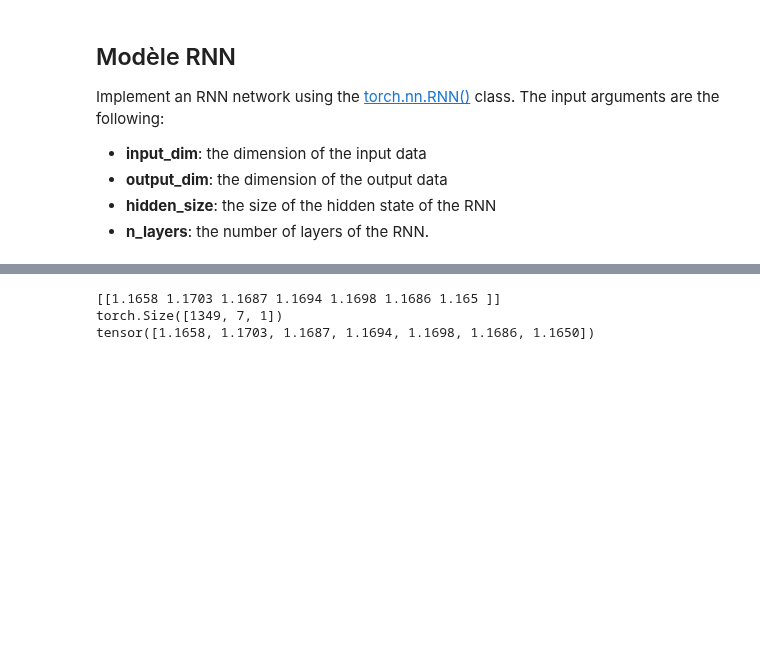
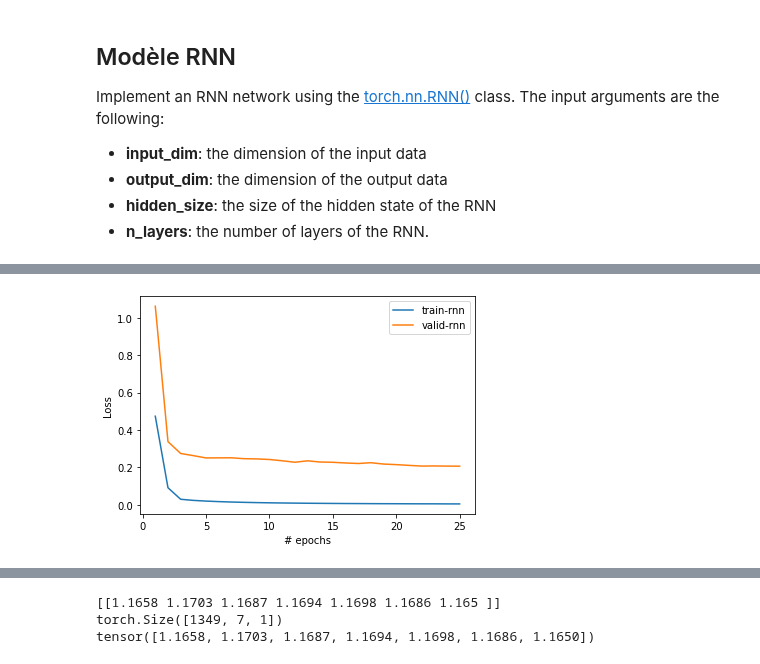
Before and after one commit to delemarchand2020/IVADO_MILA_DL, a Jupyter notebook: Predict_FX_with_DL.ipynb, the cells around one changed output, grey strips where cells are left out. Drawn from its saved outputs; the diff is of its cells as text; code cells hidden in the pictures; blank space fills up the shorter version.

```diff
--- a/Predict_FX_with_DL.ipynb
+++ b/Predict_FX_with_DL.ipynb
@@ -290,0 +298,11 @@ tensor([0.1326], device='cuda:0', grad_fn=<SelectBackward>)
+# %%
+batch_size = 4
+
+# dataloader for the training dataset
+train_loader = DataLoader(TensorDataset(Xs_train, ys_train), batch_size, shuffle=True)
+
+# prepare the dataloader for the validation dataset
+valid_loader = DataLoader(TensorDataset(Xs_validate, ys_validate), batch_size)
+
+# prepare the dataloader for the test dataset
+test_loader = DataLoader(TensorDataset(Xs_test, ys_test), batch_size)
@@ -290,0 +311,10 @@ tensor([0.1326], device='cuda:0', grad_fn=<SelectBackward>)
+# %%
+learning_rate = 0.001
+
+# Define the loss function
+loss_fun = torch.nn.MSELoss()
+
+# Define the Optimizer
+def get_optimizer(model):
+  optimizer = torch.optim.SGD(model.parameters(), lr=learning_rate)
+  return optimizer
@@ -290,0 +409,7 @@ tensor([0.1326], device='cuda:0', grad_fn=<SelectBackward>)
+# %%
+# Perform training of the RNN model
+optimizer_rnn = get_optimizer(model_rnn)
+loss_history = train_model(model_rnn, init_rnn_weights, optimizer_rnn)
+
+# Save loss history for later
+rnn_train_loss_history, rnn_valid_loss_history = loss_history
@@ -290,0 +434,14 @@ tensor([0.1326], device='cuda:0', grad_fn=<SelectBackward>)
+# %%
+# Plot training and validation curve
+n_epoch = 25
+xaxis = range(1, n_epoch + 1)
+plt.plot(xaxis, rnn_train_loss_history, label='train-rnn')
+plt.plot(xaxis, rnn_valid_loss_history, label='valid-rnn')
+
+plt.xlabel('# epochs')
+plt.ylabel('Loss')
+plt.legend()
+
+plt.show()
+# %% [output]
+[figure, added]
```
Also changed, not shown: parts of 15 cells of this notebook.
